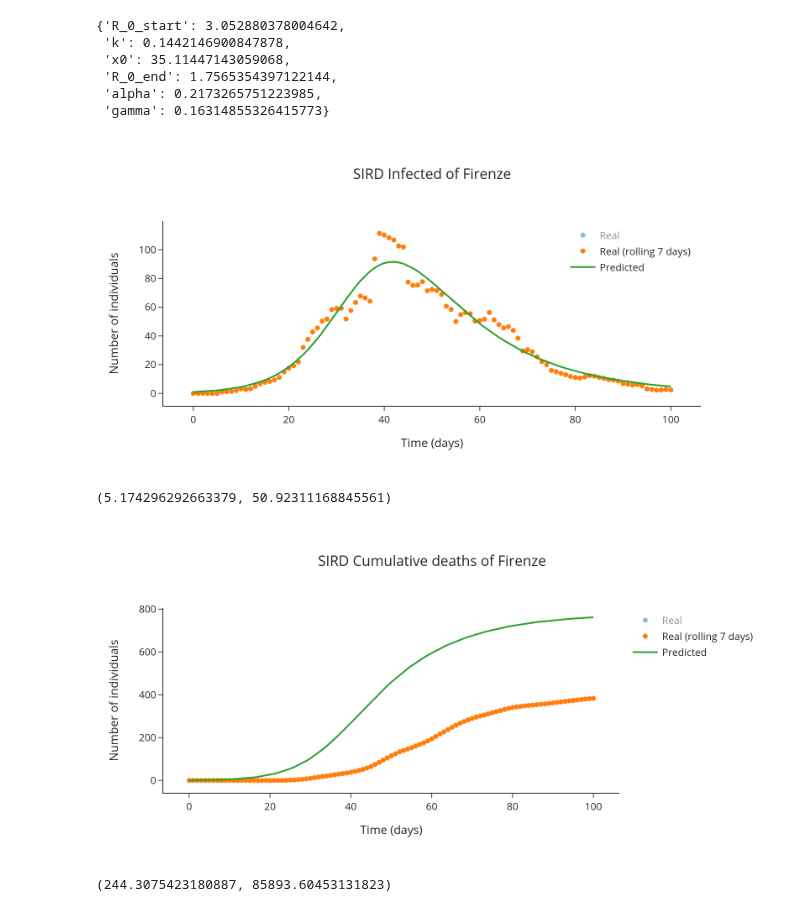
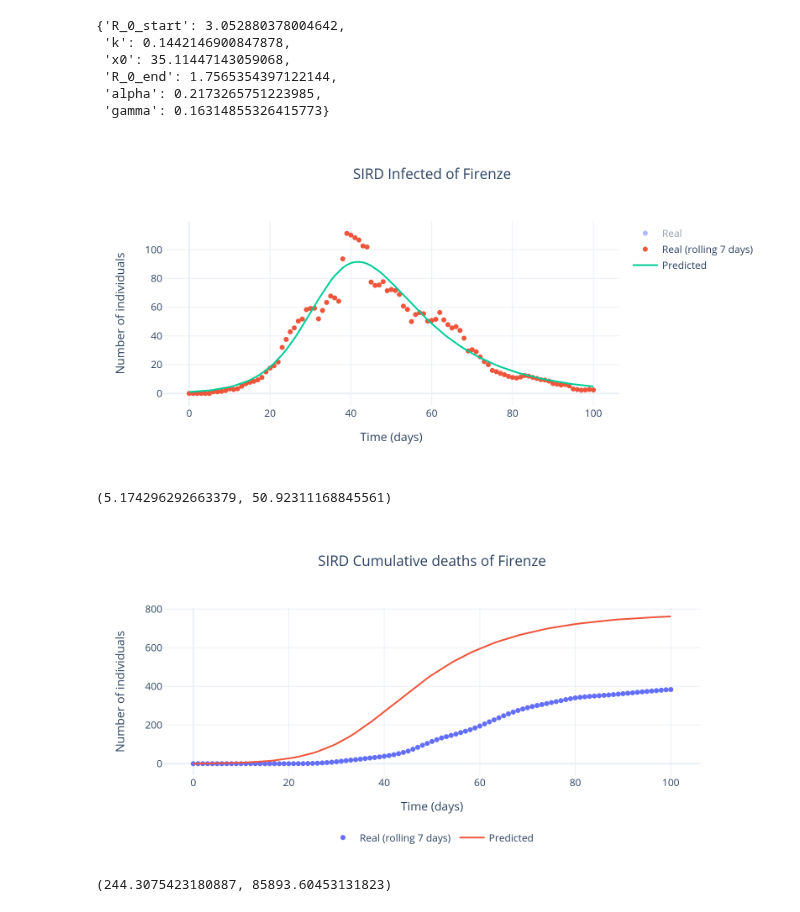
Before and after one commit to nicoloverardo/master-degree-thesis, a Jupyter notebook: notebooks/02-sird.ipynb, the cells around one changed output. Saved outputs shown, nothing was run; the diff lists cells and outputs as text; code cells hidden in the pictures.

```diff
--- a/notebooks/02-sird.ipynb
+++ b/notebooks/02-sird.ipynb
@@ -334,19 +336,20 @@ result.best_values
 # %%
 sirsol = sird(province, pop_prov_df, **result.best_values)
 S, I, R, D = sirsol
 
 names, title, data, _ = data_for_plot('Infected', covidpro_df, 'New_cases', I, province)
 
 general_plot(t=times,
              title=title,
              data=data,
              names=names,
              modes=['markers', 'markers', 'lines'],
-             blend_legend=True,
+             blend_legend=False,
              output_image=True,
-             traces_visibility=['legendonly',True,True])
+             traces_visibility=['legendonly',True,True],
+             template='plotly_white')
 # %% [output]
-[figure, old version]
+[figure, new version]
 # %%
 mean_absolute_error(data[1], data[2]), mean_squared_error(data[1], data[2])
 # %% [output]
@@ -362,9 +365,11 @@ general_plot(t=times,
              modes=['markers', 'markers', 'lines'],
              blend_legend=False,
              output_image=True,
-             traces_visibility=['legendonly',True,True])
+             horiz_legend=True,
+             traces_visibility=[False,True,True],
+             template='plotly_white')
 # %% [output]
-[figure, old version]
+[figure, new version]
 # %%
 mean_absolute_error(data[1], data[2]), mean_squared_error(data[1], data[2])
 # %% [output]
```
Also changed, not shown: parts of 10 cells of this notebook.
